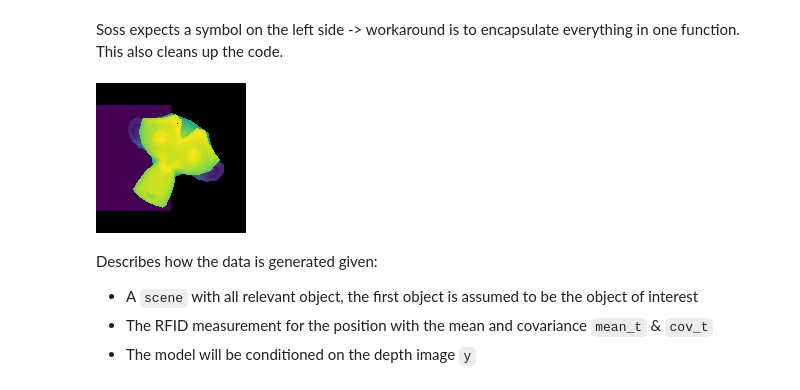
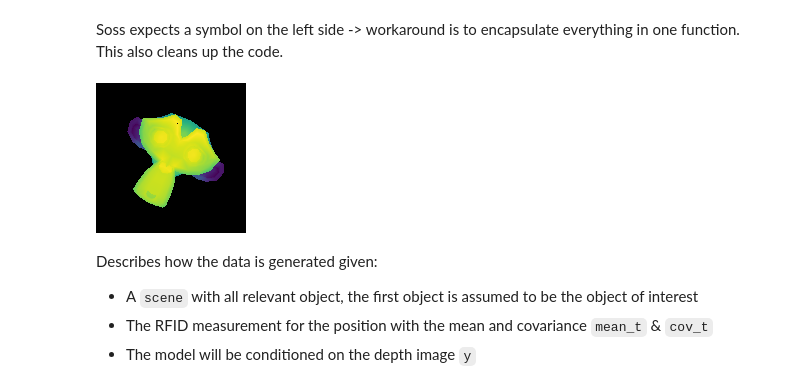
Before and after one commit to rwth-irt/BayesianPoseEstimation.jl, a Jupyter notebook: notebook soss.ipynb, the cells around one changed output. Cells and saved outputs as stored; diff of their text form; code cells hidden in the pictures.

```diff
--- a/notebook soss.ipynb
+++ b/notebook soss.ipynb
@@ -91,7 +91,8 @@ Load the the camera and mesh. Wrap them in a scene for simplified rendering.
 camera = CvCamera(WIDTH, HEIGHT, 1.2 * WIDTH, 1.2 * HEIGHT, WIDTH / 2, HEIGHT / 2) |> SceneObject
 monkey = load_mesh(depth_prog, "meshes/monkey.obj") |> SceneObject
 cube = load_mesh(depth_prog, "meshes/cube.obj") |> SceneObject
-scene = Scene(camera, [monkey, cube]);
+scene = Scene(camera, [monkey]);
+cube_scene = Scene(camera, [monkey, cube]);
 # %%
 function render_depth(scene::Scene)
     GLAbstraction.bind(framebuffer)
@@ -105,14 +106,15 @@ end;
 # Render the nominal scene
 This is the scene without any noise in the pose or sensor.
 # %%
-t = [0, 0, 2.]
-cov_t = [.1 0 0; 0 .1 0; 0 0 .1]
+t = [0, 0, 2.0]
+cov_t = [0.1 0 0; 0 0.1 0; 0 0 0.1]
 r = [0, π, 0]
 monkey.pose.t = Translation(t)
 monkey.pose.R = RotZYX(r...)
 cube.pose.t = Translation(t + [0.5, 0, 0.2])
 camera.pose.R = lookat(camera, monkey, [0, 1, 0]);
-colorize_depth(render_depth(scene))
+nominal_depth = render_depth(cube_scene)
+colorize_depth(nominal_depth)
 # %% [output]
 [figure]
 # %% [markdown]
@@ -122,12 +124,13 @@ Soss expects a symbol on the left side -> workaround is to encapsulate everythin
 # %%
 function render_pose_depth(scene, t, r)
     scene.meshes[1].pose.t = Translation(t)
     scene.meshes[1].pose.R = RotZYX(r...)
     render_depth(scene)
 end
-colorize_depth(render_pose_depth(scene, t + [0, 0, -0.5], r + [.5, 0, 0]))
+pose_depth = render_pose_depth(scene, t + [0, 0, -0.5], r + [0.5, 0, 0])
+colorize_depth(pose_depth)
 # %% [output]
-[figure, old version]
+[figure, new version]
 # %% [markdown]
 Describes how the data is generated given:
 
```
Also changed, not shown: parts of 22 cells of this notebook, 7 other files.
